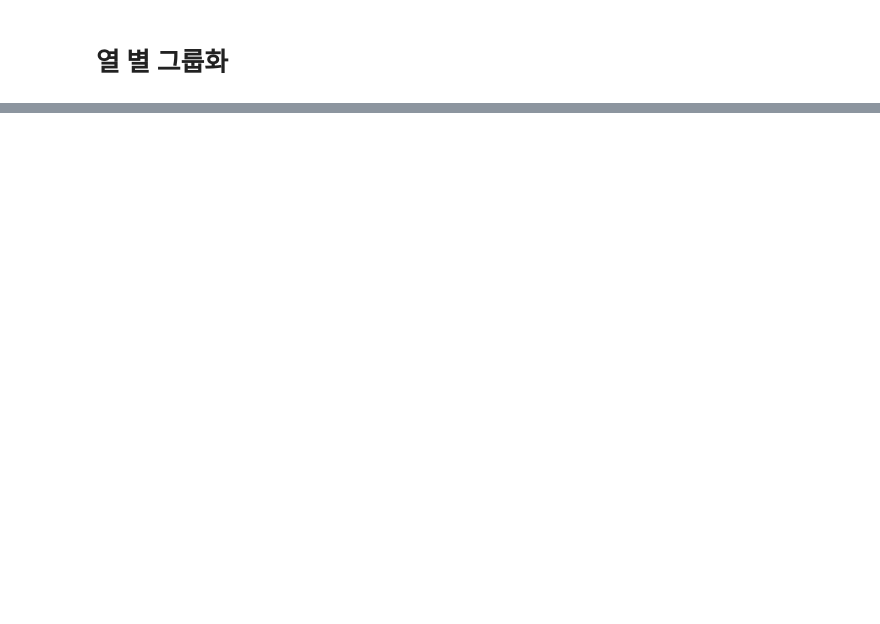
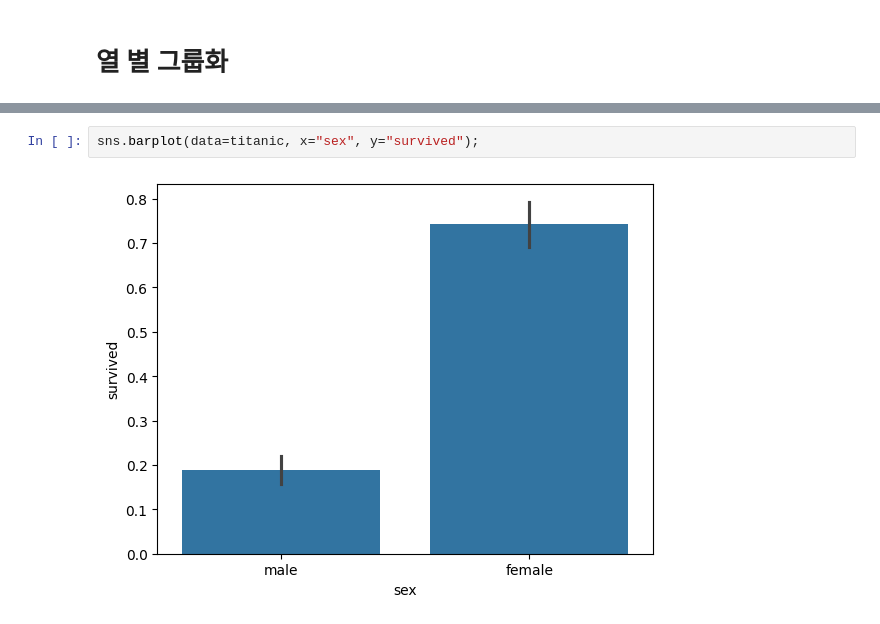
Before and after one commit to wamong/2025-1-myclass-BDA, a Jupyter notebook: inclass/04w_B_wed_0326_dataframe_application.ipynb, the cells around one changed output, grey strips where cells are left out. Saved outputs shown, nothing was run; the diff lists cells and outputs as text; blank space fills up the shorter version.

```diff
--- a/inclass/04w_B_wed_0326_dataframe_application.ipynb
+++ b/inclass/04w_B_wed_0326_dataframe_application.ipynb
@@ -463,0 +515,4 @@ dtype: int64
+# %%
+sns.barplot(data=titanic, x="sex", y="survived");
+# %% [output]
+[figure, added]
```
Also changed, not shown: parts of 66 cells of this notebook.
